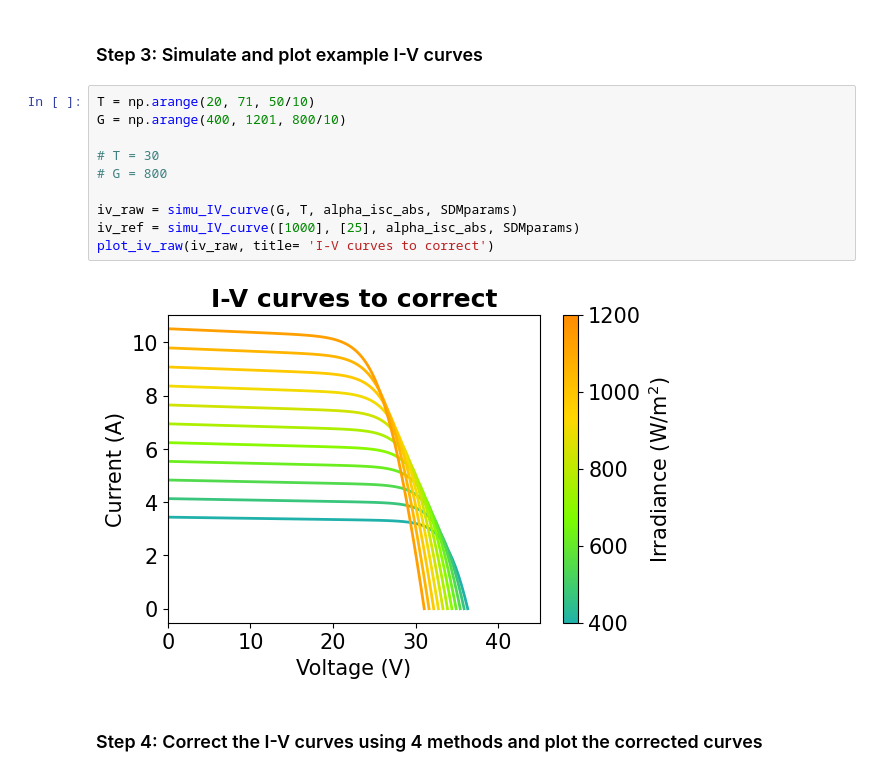
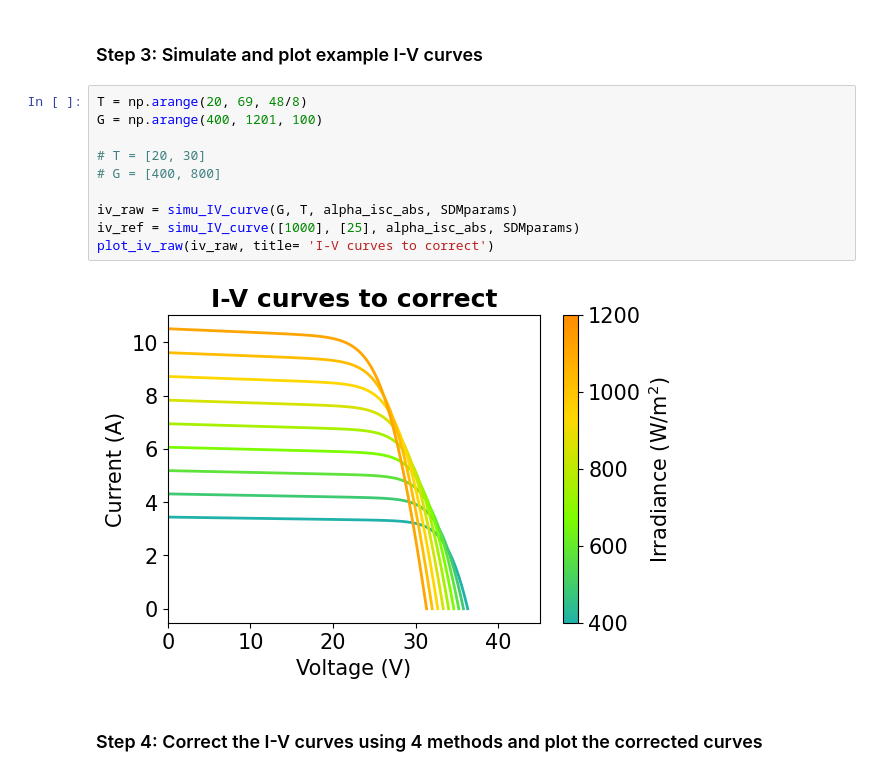
Before and after one commit to lbj2011/IVcorrection, a Jupyter notebook: examples/Example_IV_correction_CEC.ipynb, the cells around one changed output. Cells and saved outputs as stored; diff of their text form.

```diff
--- a/examples/Example_IV_correction_CEC.ipynb
+++ b/examples/Example_IV_correction_CEC.ipynb
@@ -105,17 +105,17 @@ coefs_P2
 # %% [markdown]
 ### Step 3: Simulate and plot example I-V curves
 # %%
-T = np.arange(20, 71, 50/10)
-G = np.arange(400, 1201, 800/10)
+T = np.arange(20, 69, 48/8)
+G = np.arange(400, 1201, 100)
 
-# T = 30
-# G = 800
+# T = [20, 30]
+# G = [400, 800]
 
 iv_raw = simu_IV_curve(G, T, alpha_isc_abs, SDMparams)
 iv_ref = simu_IV_curve([1000], [25], alpha_isc_abs, SDMparams)
 plot_iv_raw(iv_raw, title= 'I-V curves to correct')
 # %% [output]
-[figure, old version]
+[figure, new version]
 # %% [markdown]
 ### Step 4: Correct the I-V curves using 4 methods and plot the corrected curves
 # %%
```
Also changed, not shown: parts of 2 cells of this notebook, 4 other files.
